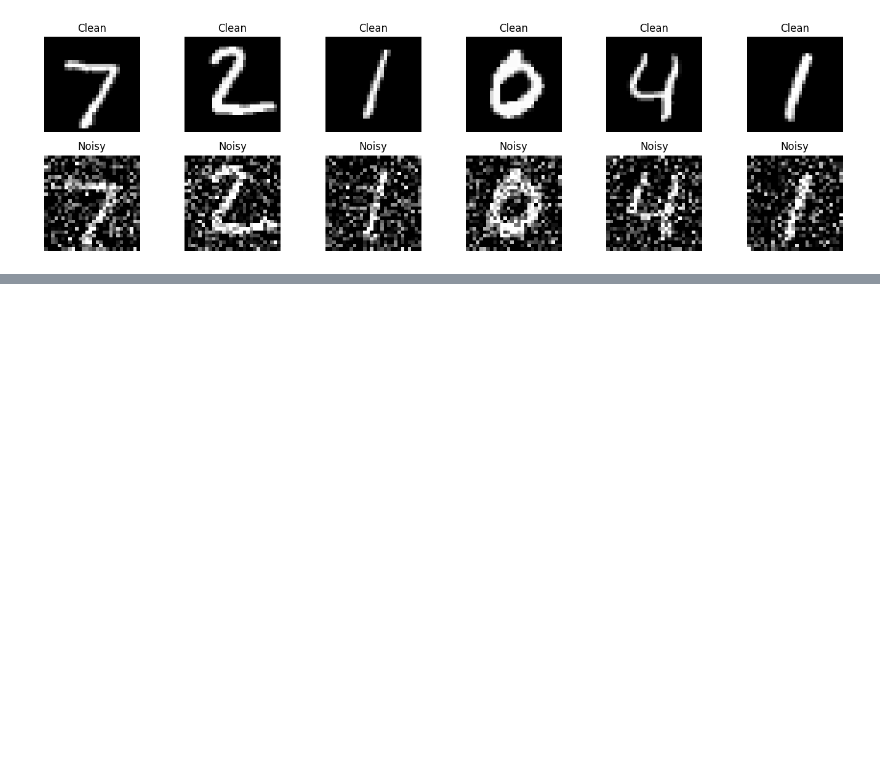
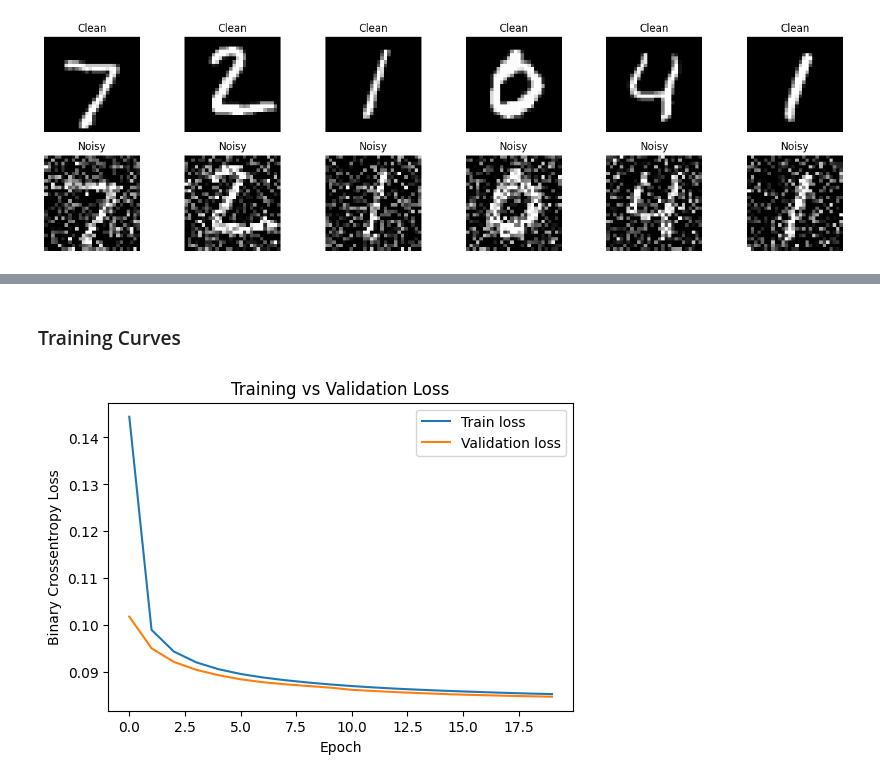
Before and after one commit to satyam294/CT-CEI-DS-2026, a Jupyter notebook: week6_Satyam_Chand/week6_Satyam_Chand.ipynb, the cells around one changed output, grey strips where cells are left out. Cells and saved outputs as stored; diff of their text form; code cells hidden in the pictures; blank space fills up the shorter version.

Commit message:
week6: defining the model and training

```diff
--- a/week6_Satyam_Chand/week6_Satyam_Chand.ipynb
+++ b/week6_Satyam_Chand/week6_Satyam_Chand.ipynb
@@ -82,0 +90,22 @@ plt.show()
+# %%
+def build_autoencoder():
+    inputs = layers.Input(shape=(28, 28, 1))
+
+    # Encoder
+    x = layers.Conv2D(32, (3, 3), activation="relu", padding="same")(inputs)
+    x = layers.MaxPooling2D((2, 2), padding="same")(x)          # 28x28 -> 14x14
+    x = layers.Conv2D(32, (3, 3), activation="relu", padding="same")(x)
+    encoded = layers.MaxPooling2D((2, 2), padding="same")(x)    # 14x14 -> 7x7
+
+    # Decoder
+    x = layers.Conv2D(32, (3, 3), activation="relu", padding="same")(encoded)
+    x = layers.UpSampling2D((2, 2))(x)                          # 7x7 -> 14x14
+    x = layers.Conv2D(32, (3, 3), activation="relu", padding="same")(x)
+    x = layers.UpSampling2D((2, 2))(x)                          # 14x14 -> 28x28
+    decoded = layers.Conv2D(1, (3, 3), activation="sigmoid", padding="same")(x)
+
+    autoencoder = models.Model(inputs, decoded, name="denoising_autoencoder")
+    return autoencoder
+
+autoencoder = build_autoencoder()
+autoencoder.summary()
@@ -82,0 +139,2 @@ plt.show()
+# %%
+autoencoder.compile(optimizer="adam", loss="binary_crossentropy")
@@ -82,0 +143,8 @@ plt.show()
+# %%
+history = autoencoder.fit(
+    x_train_noisy, x_train,
+    epochs=20,
+    batch_size=128,
+    shuffle=True,
+    validation_data=(x_test_noisy, x_test),
+)
@@ -82,0 +169,13 @@ plt.show()
+# %% [markdown]
+### Training Curves
+# %%
+plt.figure(figsize=(6, 4))
+plt.plot(history.history["loss"], label="Train loss")
+plt.plot(history.history["val_loss"], label="Validation loss")
+plt.xlabel("Epoch")
+plt.ylabel("Binary Crossentropy Loss")
+plt.title("Training vs Validation Loss")
+plt.legend()
+plt.show()
+# %% [output]
+[figure, added]
```
Also changed, not shown: parts of 5 cells of this notebook.
